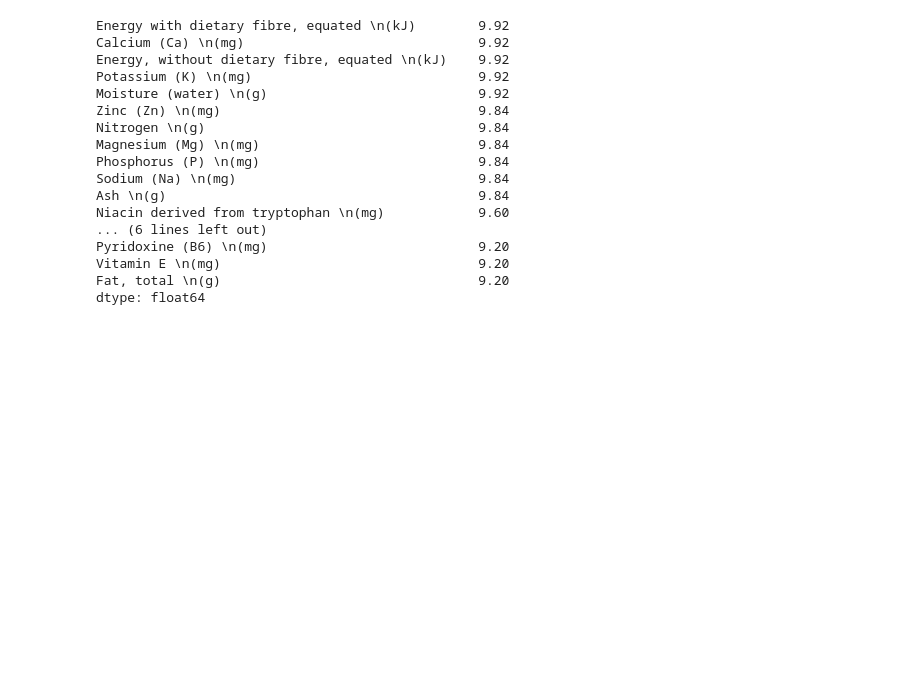
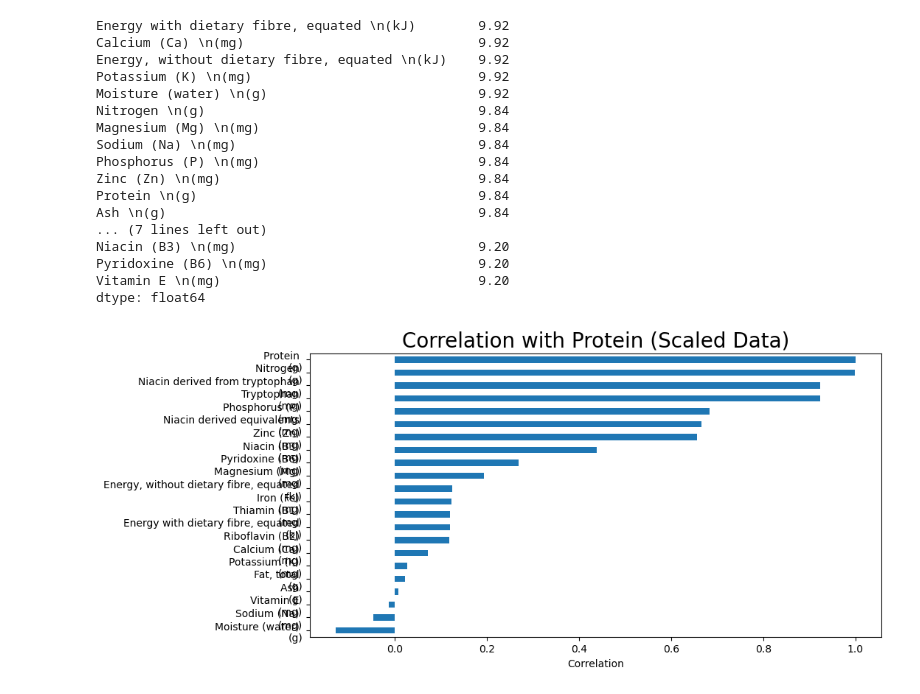
Before and after one commit to Comp20008-lemon/Assignment-2, a Jupyter notebook: main.ipynb, the cells around one changed output. Saved outputs shown, nothing was run; the diff lists cells and outputs as text; code cells hidden in the pictures; blank space fills up the shorter version.

Commit message:
Normalization and visualization

```diff
--- a/main.ipynb
+++ b/main.ipynb
@@ -4,6 +4,11 @@ import numpy as np
 import seaborn as sns
 import matplotlib.pyplot as plt
 from sklearn.feature_selection import SelectKBest, f_regression
+from sklearn.model_selection import train_test_split
+from sklearn.preprocessing import StandardScaler
+from sklearn.linear_model import LinearRegression
+from sklearn.metrics import mean_squared_error
+from sklearn.preprocessing import MinMaxScaler
 
 # Read the Excel file (aka. sp|readsheet)
 file_path = 'nutrient-file-release2-jan22.xlsx'
@@ -14,7 +19,7 @@ data = pd.read_excel(file_path, sheet_name='All solids & liquids per 100g')
 data = data.iloc[:, 3:]
 
 # drop the column 'Protein \n(g)' because it is the topic we want to study
-data = data.drop(columns=['Protein \n(g)'])
+# data = data.drop(columns=['Protein \n(g)'])
 
 # calculate the missing value ratio
 missing_ratios = data.isnull().sum() / len(data)
@@ -51,35 +56,82 @@ for column in data.columns:
         scores[column] += 1.60
     elif 0.2 <= zero_ratios[column] < 0.3:
         scores[column] += 2.40
     elif 0.1 <= zero_ratios[column] < 0.2:
         scores[column] += 3.20
     elif 0.05 <= zero_ratios[column] < 0.1:
         scores[column] += 3.60
     elif 0.02 <= zero_ratios[column] < 0.05:
         scores[column] += 3.84
     elif 0.0 < zero_ratios[column] < 0.02:
         scores[column] += 3.92
     elif zero_ratios[column] == 0:
         scores[column] += 4.00
 
 # get scores
 scores = scores[scores > 9].sort_values(ascending=False)
 print(scores)
+
+# select the data with these high scores
+data = data[scores.index]
+
+# Initialize a MinMaxScaler, because out of all kinds of stardardizations, MinMaxScaler is the most suitable for this data as for example the nutrient some of it is mg, some is g, and some g is very spread out some is very concentrated
+scaler = MinMaxScaler()
+
+# Fit the scaler to the data and transform the data
+data_scaled = scaler.fit_transform(data)
+
+# Convert the scaled data back to a DataFrame so taht it's easier to work with and plot
+data_scaled = pd.DataFrame(data_scaled, columns=data.columns)
+
+# Compute the correlation matrix
+corr_scaled = data_scaled.corr()
+
+# Compute the correlation with 'Protein \n(g)'
+protein_corr_scaled = corr_scaled['Protein \n(g)']
+
+# Plot the correlation as a bar plot
+plt.figure(figsize=(10, 5))
+protein_corr_scaled[scores.index].sort_values().plot(kind='barh')
+plt.title('Correlation with Protein (Scaled Data)', fontsize=20)
+plt.xlabel('Correlation')
+plt.show()
+
+# Number of columns for subplot
+n_cols = 2
+# Calculate the number of rows needed for subplot, (len(scores.index ....) because we need the graph to be plot on the same row)
+n_rows = len(scores.index) // n_cols + (len(scores.index) % n_cols > 0)
+
+# Create empty subplots
+fig, axs = plt.subplots(n_rows, n_cols, figsize=(12, 6*n_rows))
+
+# Flatten the array of axes as it is a list of nutrients
+axs = axs.flatten()
+
+for nutrient, column in enumerate(scores.index):
+    # Create a scatter plot for the scaled data
+    axs[nutrient].scatter(data_scaled['Protein \n(g)'], data_scaled[column], s = 10)
+    axs[nutrient].set_title(column)
+    axs[nutrient].set_xlabel('Protein \n(g)')
+    axs[nutrient].set_ylabel(column)
+
+plt.tight_layout()
+plt.show()
 # %% [output]
 Energy with dietary fibre, equated \n(kJ)        9.92
 Calcium (Ca) \n(mg)                              9.92
 Energy, without dietary fibre, equated \n(kJ)    9.92
 Potassium (K) \n(mg)                             9.92
 Moisture (water) \n(g)                           9.92
-Zinc (Zn) \n(mg)                                 9.84
 Nitrogen \n(g)                                   9.84
 Magnesium (Mg) \n(mg)                            9.84
+Sodium (Na) \n(mg)                               9.84
 Phosphorus (P) \n(mg)                            9.84
-Sodium (Na) \n(mg)                               9.84
+Zinc (Zn) \n(mg)                                 9.84
+Protein \n(g)                                    9.84
 Ash \n(g)                                        9.84
-Niacin derived from tryptophan \n(mg)            9.60
-... (6 lines left out)
+... (7 lines left out)
+Niacin (B3) \n(mg)                               9.20
 Pyridoxine (B6) \n(mg)                           9.20
 Vitamin E \n(mg)                                 9.20
-Fat, total \n(g)                                 9.20
 dtype: float64
+[figure, added]
```
Also changed, not shown: parts of 1 cell of this notebook.
